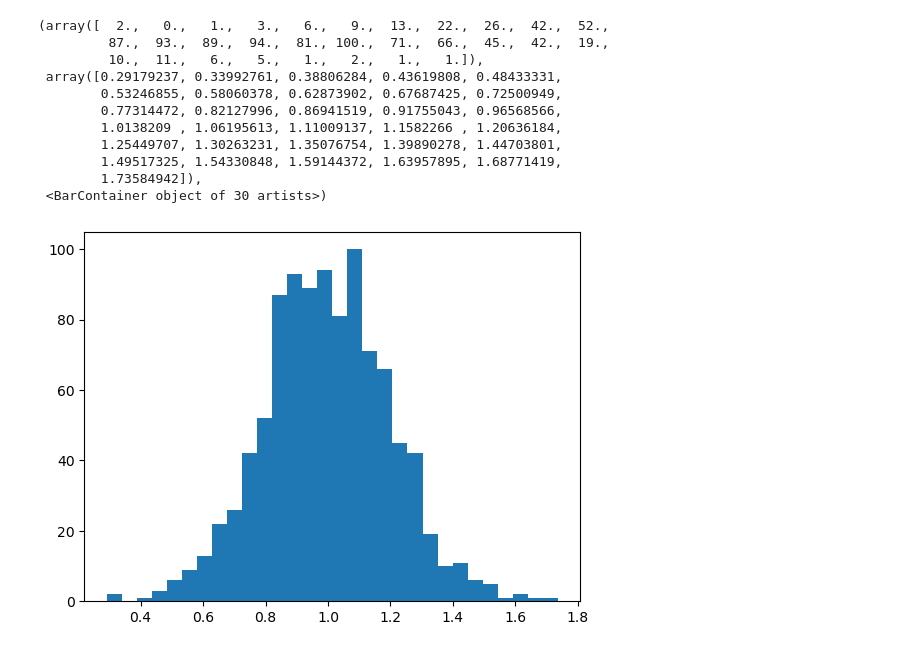
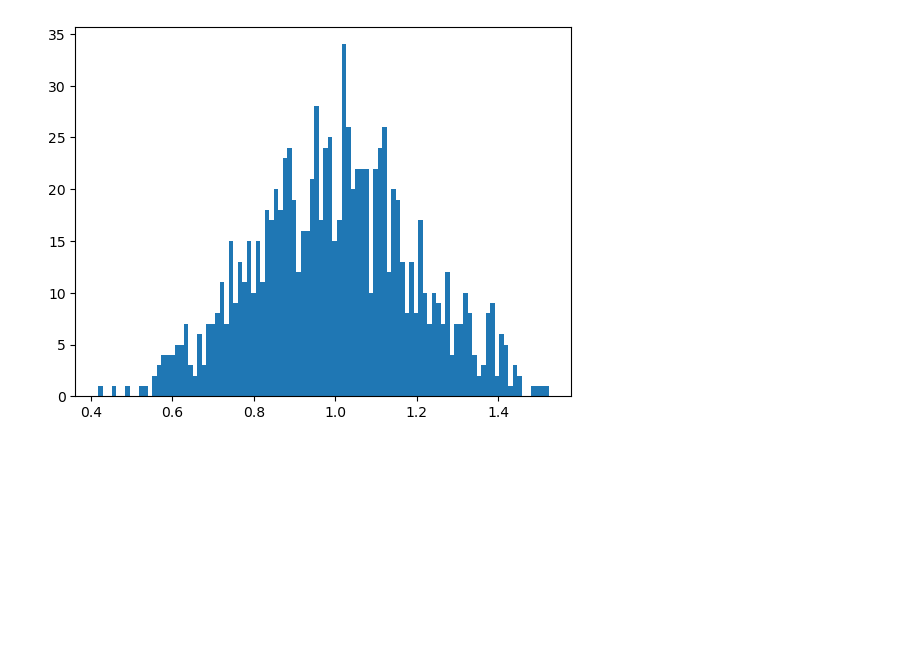
Before and after one commit to robertoinfurna/astrostatistics_bicocca_2024, a Jupyter notebook: working/Maximum_likelihood.ipynb, the cells around one changed output. Saved outputs shown, nothing was run; the diff lists cells and outputs as text; code cells hidden in the pictures; blank space fills up the shorter version.

```diff
--- a/working/Maximum_likelihood.ipynb
+++ b/working/Maximum_likelihood.ipynb
@@ -4,20 +4,11 @@ import matplotlib.pyplot as plt
 import random
 # %%
 measurements = []
-for i in range(1000):
-    measurements.append(random.gauss(1,0.2))
-plt.hist(measurements,30)
+N = 1000
+for i in range(N):
+    measurements.append(random.gauss(1,0.2)) #numbers from a given distribution with mu=1, sigma=0.2
+plt.hist(measurements,100)
+plt.show()
 # %% [output]
-(array([  2.,   0.,   1.,   3.,   6.,   9.,  13.,  22.,  26.,  42.,  52.,
-         87.,  93.,  89.,  94.,  81., 100.,  71.,  66.,  45.,  42.,  19.,
-         10.,  11.,   6.,   5.,   1.,   2.,   1.,   1.]),
- array([0.29179237, 0.33992761, 0.38806284, 0.43619808, 0.48433331,
-        0.53246855, 0.58060378, 0.62873902, 0.67687425, 0.72500949,
-        0.77314472, 0.82127996, 0.86941519, 0.91755043, 0.96568566,
-        1.0138209 , 1.06195613, 1.11009137, 1.1582266 , 1.20636184,
-        1.25449707, 1.30263231, 1.35076754, 1.39890278, 1.44703801,
-        1.49517325, 1.54330848, 1.59144372, 1.63957895, 1.68771419,
-        1.73584942]),
- <BarContainer object of 30 artists>)
-[figure, old version]
+[figure, new version]
 # %%
```
Also changed, not shown: parts of 5 cells of this notebook.
